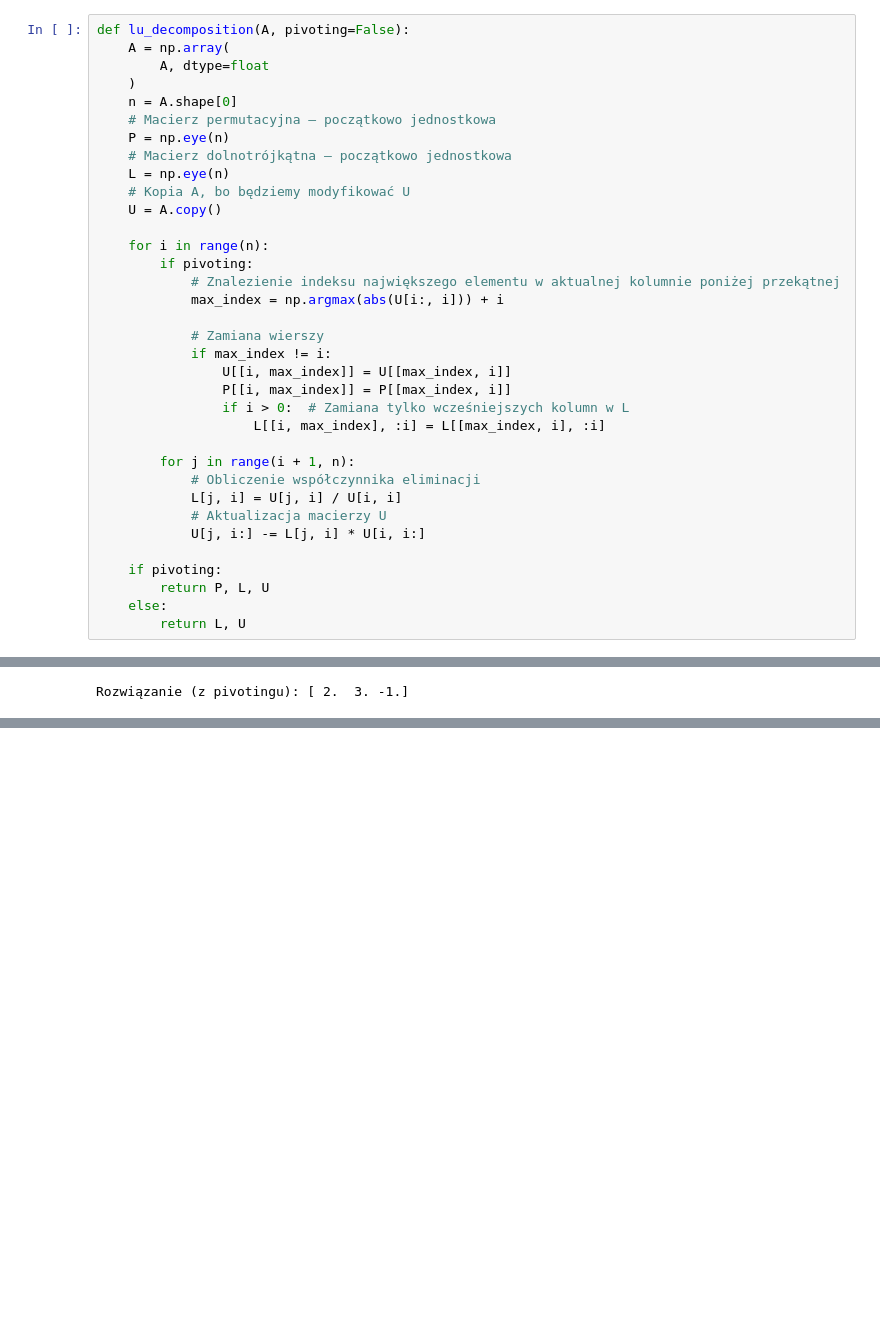
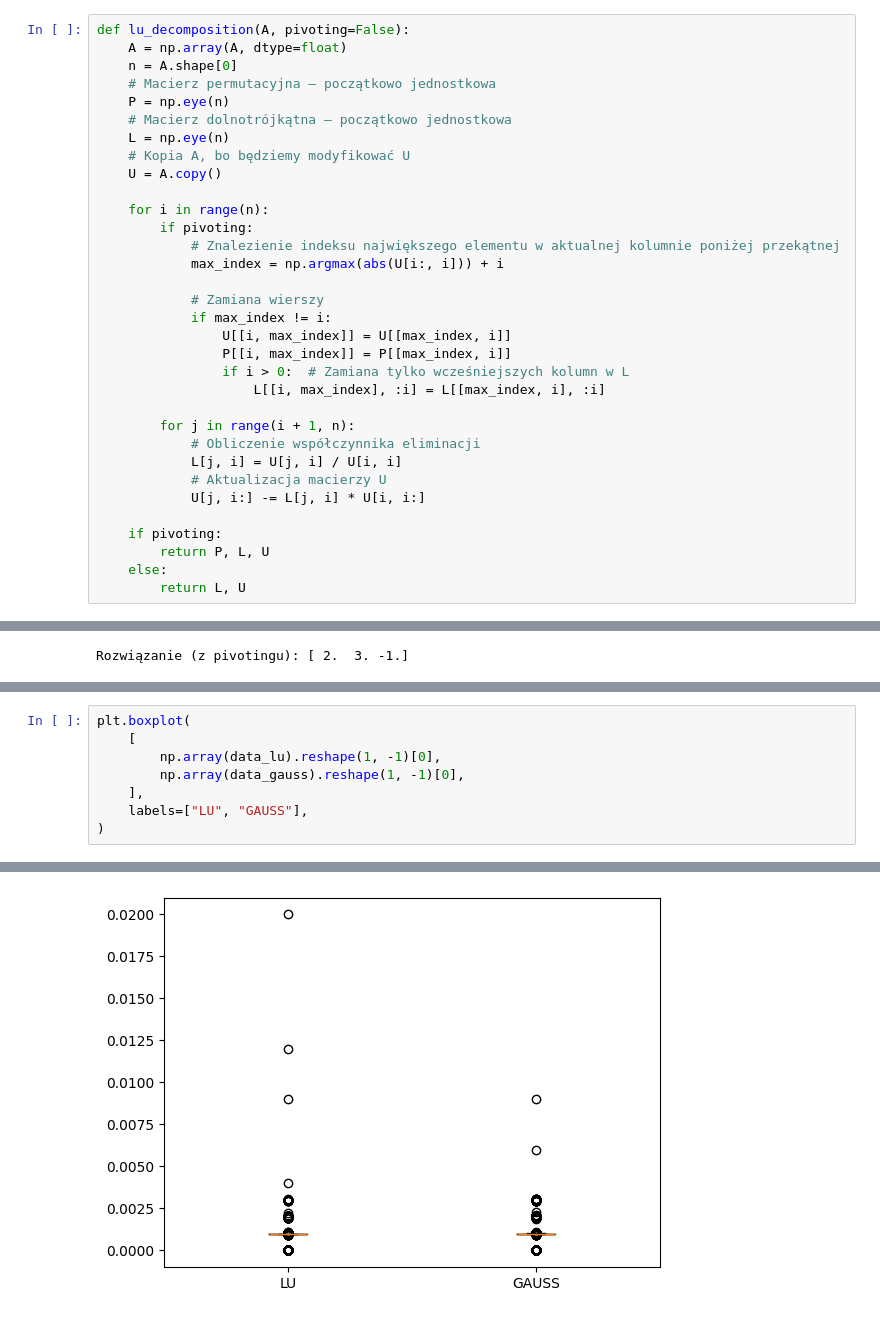
Before and after one commit to WiktoriaZ19/RachunekMacierzowy, a Jupyter notebook: 2_el_gaussa_lu/RM_lab2.ipynb, the cells around one changed output, grey strips where cells are left out. Cells and saved outputs as stored; diff of their text form; blank space fills up the shorter version.

```diff
--- a/2_el_gaussa_lu/RM_lab2.ipynb
+++ b/2_el_gaussa_lu/RM_lab2.ipynb
@@ -2,9 +2,7 @@
 import numpy as np
 # %%
 def lu_decomposition(A, pivoting=False):
-    A = np.array(
-        A, dtype=float
-    )
+    A = np.array(A, dtype=float)
     n = A.shape[0]
     # Macierz permutacyjna – początkowo jednostkowa
     P = np.eye(n)
@@ -201,0 +312,9 @@ times
+# %%
+plt.boxplot(
+    [
+        np.array(data_lu).reshape(1, -1)[0],
+        np.array(data_gauss).reshape(1, -1)[0],
+    ],
+    labels=["LU", "GAUSS"],
+)
+# %% [output]
@@ -201,0 +336 @@ times
+[figure, added]
```
Also changed, not shown: parts of 7 cells of this notebook, 5 other files.
